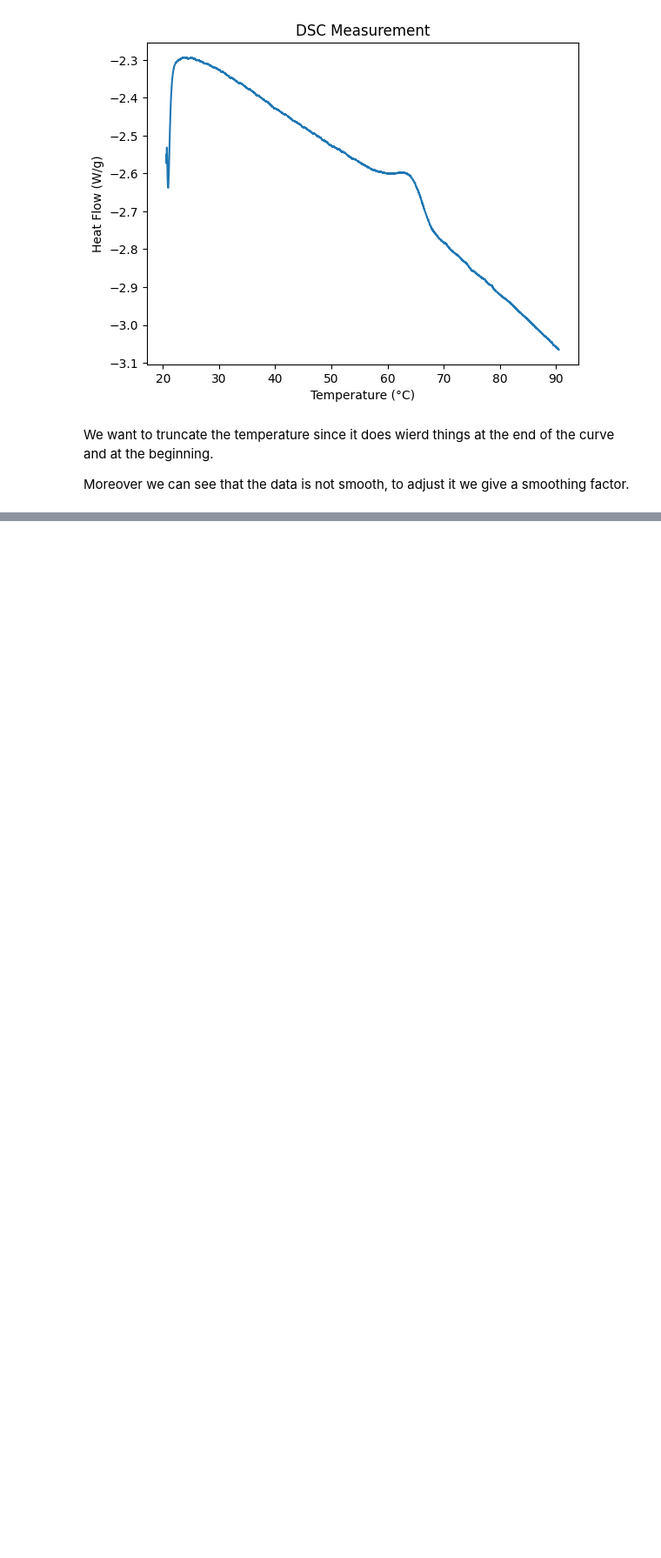
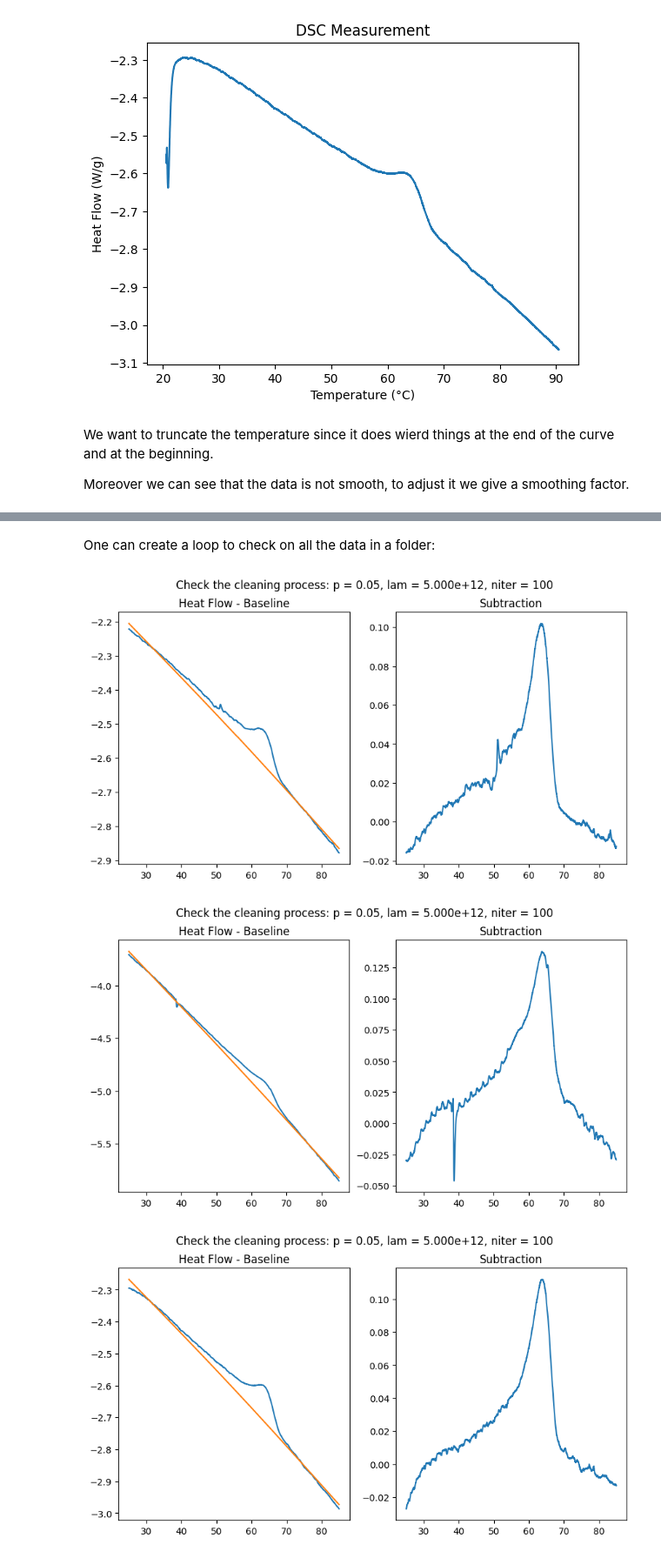
Before and after one commit to EdoardoBonetti/project_lab, a Jupyter notebook: example/example_dsc/presentation_dsc.ipynb, the cells around one changed output, grey strips where cells are left out. Shown at 87% size. Cells and saved outputs as stored; diff of their text form; code cells hidden in the pictures; blank space fills up the shorter version.

```diff
--- a/example/example_dsc/presentation_dsc.ipynb
+++ b/example/example_dsc/presentation_dsc.ipynb
@@ -77,0 +101,16 @@ dsc.data_plotter(output_dir=output_dir, name="plot_single.png")
+# %% [markdown]
+One can create a loop to check on all the data in a folder:
+# %%
+kwargs_cleaner = {
+    "min_temp": 25, "max_temp": 85,
+    "p": 0.05, "lam": 5e12, "niter": 100}
+
+input_dir = "/home/ebonetti/Desktop/package_lab/project_lab/example/example_dsc/input_data/2perc"
+
+for dir_ in os.listdir(input_dir):
+    dsc = SingleDSC(file_name=dir_, file_dir=input_dir)
+    dsc.data_check(**kwargs_cleaner)
+# %% [output]
+[figure, added]
+[figure, added]
+[figure, added]
```
Also changed, not shown: parts of 13 cells of this notebook, 14 other files.
